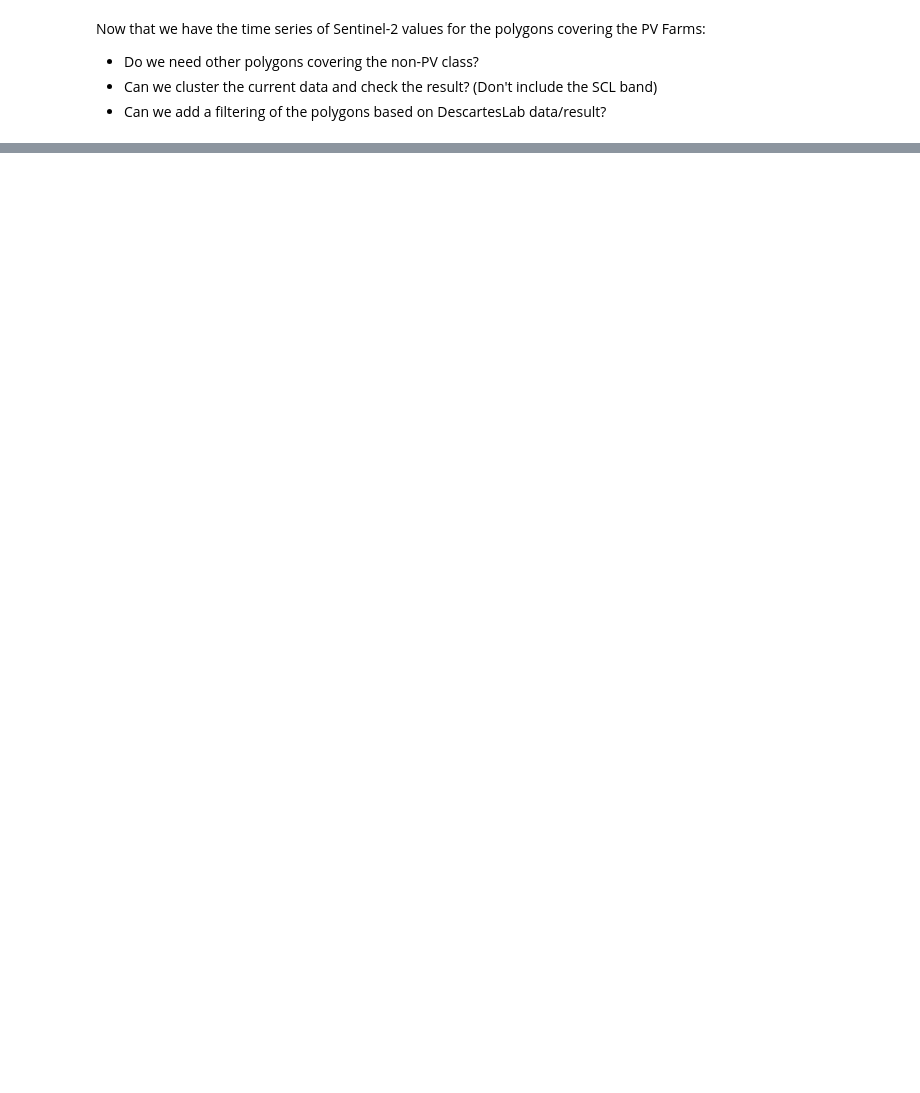
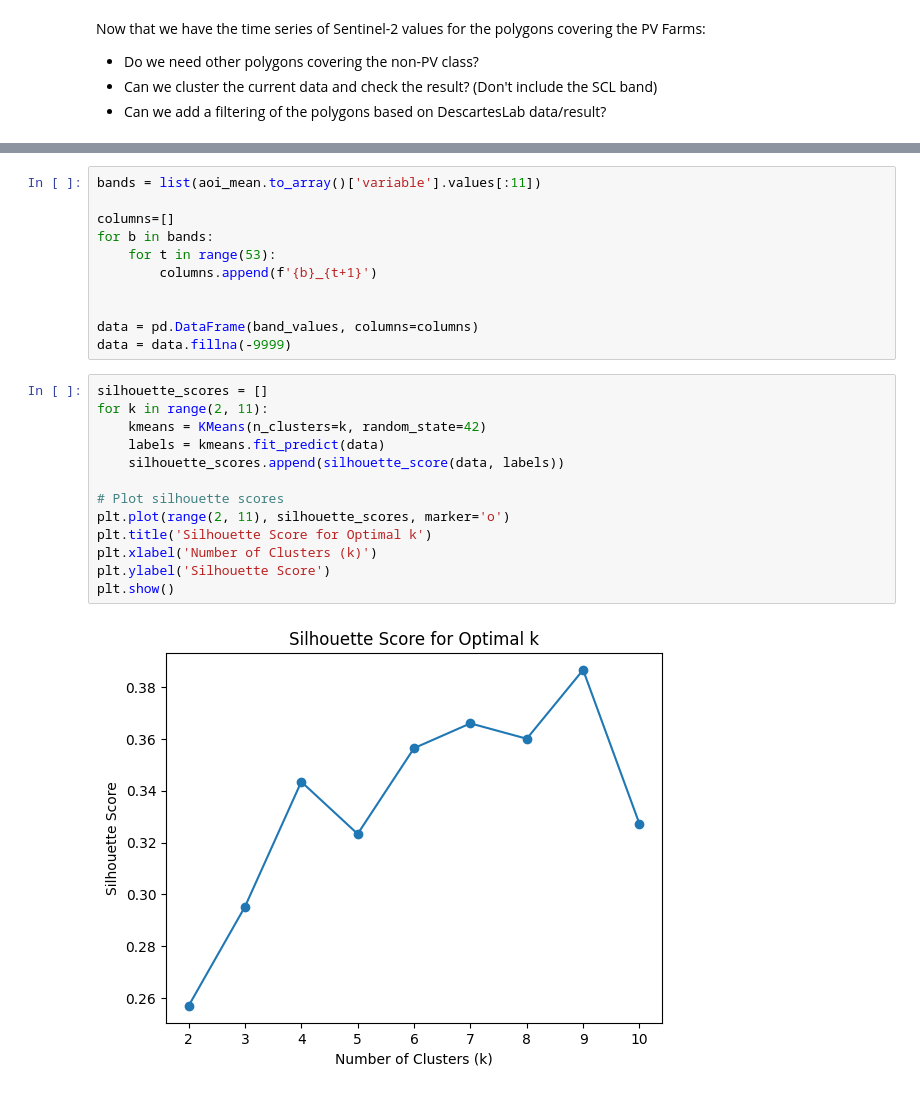
Before and after one commit to clausmichele/openEO_photovoltaic, a Jupyter notebook: openEO_data_retrieval.ipynb, the cells around one changed output, grey strips where cells are left out. Saved outputs shown, nothing was run; the diff lists cells and outputs as text; blank space fills up the shorter version.

```diff
--- a/openEO_data_retrieval.ipynb
+++ b/openEO_data_retrieval.ipynb
@@ -91,0 +202,26 @@ Now that we have the time series of Sentinel-2 values for the polygons covering
+# %%
+bands = list(aoi_mean.to_array()['variable'].values[:11])
+
+columns=[]
+for b in bands:
+    for t in range(53):
+        columns.append(f'{b}_{t+1}')
+
+
+data = pd.DataFrame(band_values, columns=columns)
+data = data.fillna(-9999)
+# %%
+silhouette_scores = []
+for k in range(2, 11):
+    kmeans = KMeans(n_clusters=k, random_state=42)
+    labels = kmeans.fit_predict(data)
+    silhouette_scores.append(silhouette_score(data, labels))
+
+# Plot silhouette scores
+plt.plot(range(2, 11), silhouette_scores, marker='o')
+plt.title('Silhouette Score for Optimal k')
+plt.xlabel('Number of Clusters (k)')
+plt.ylabel('Silhouette Score')
+plt.show()
+# %% [output]
+[figure, added]
```
Also changed, not shown: parts of 13 cells of this notebook.
